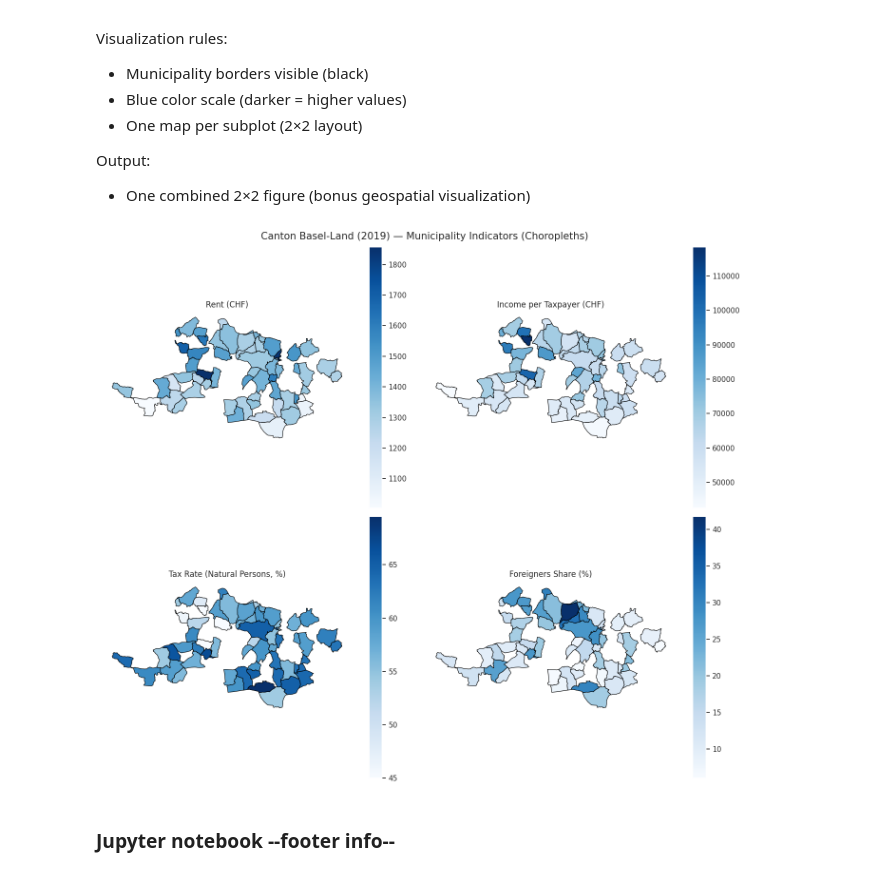
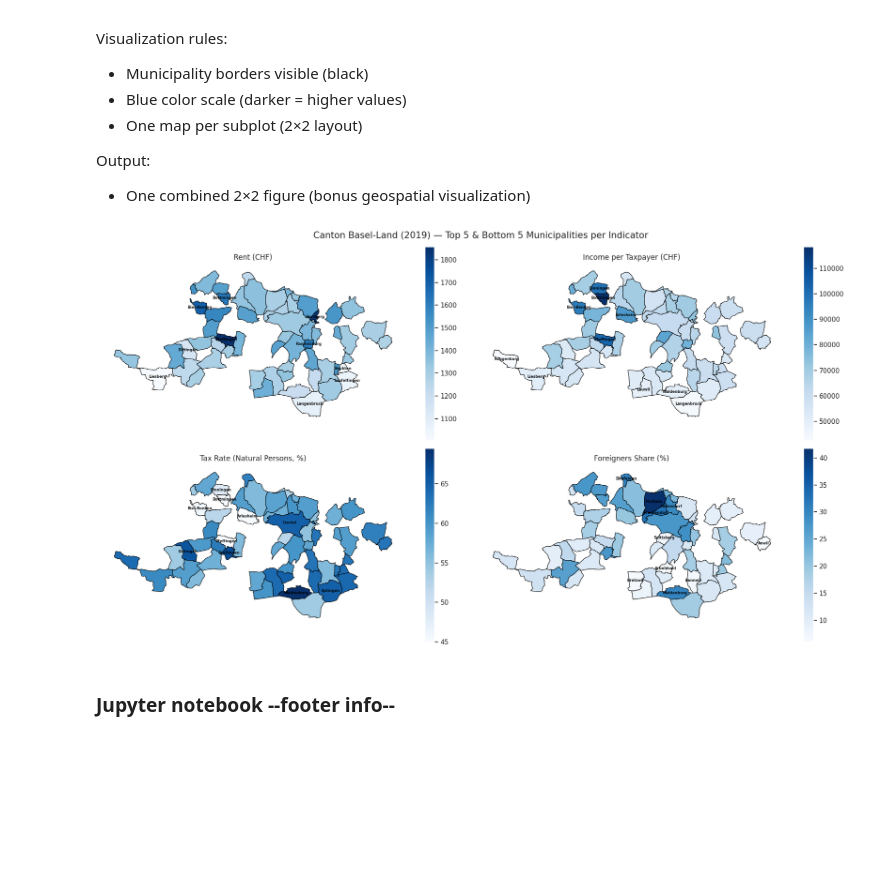
Before and after one commit to hamedamini-zhaw/ARM_Gruppe-5, a Jupyter notebook: 03 - EDA/EDA.ipynb, the cells around one changed output. Saved outputs shown, nothing was run; the diff lists cells and outputs as text; code cells hidden in the pictures; blank space fills up the shorter version.

```diff
--- a/03 - EDA/EDA.ipynb
+++ b/03 - EDA/EDA.ipynb
@@ -1241,32 +1265,54 @@ Output:
 # %%
 import matplotlib.pyplot as plt
 
-fig, axes = plt.subplots(2, 2, figsize=(14, 12))
+fig, axes = plt.subplots(2, 2, figsize=(18, 10))
 
 maps = [
     ("Average Rent CHF", "Rent (CHF)"),
     ("Income per Taxpayer CHF", "Income per Taxpayer (CHF)"),
     ("Tax Rate Natural Persons %", "Tax Rate (Natural Persons, %)"),
     ("Foreigners Share %", "Foreigners Share (%)")
 ]
 
 for ax, (col, title) in zip(axes.flatten(), maps):
+    # Plot all municipalities with color scale
     gdf_map_ch.plot(
         column=col,
         cmap="Blues",
         linewidth=0.8,
         edgecolor="black",
         legend=True,
         ax=ax
     )
+
+    # Get top 5 and bottom 5 municipalities for this column
+    top_5 = gdf_map_ch.nlargest(5, col)
+    bottom_5 = gdf_map_ch.nsmallest(5, col)
+    highlighted = pd.concat([top_5, bottom_5])
+
+    # Add municipality names only for top 5 and bottom 5
+    for idx, row in highlighted.iterrows():
+        centroid = row.geometry.centroid
+        ax.text(
+            centroid.x,
+            centroid.y,
+            row["Municipality"],
+            fontsize=6,
+            ha="center",
+            va="center",
+            weight="bold",
+            color="black",
+            alpha=0.9
+        )
+
     ax.set_title(title, fontsize=12)
     ax.set_axis_off()
 
-plt.suptitle("Canton Basel-Land (2019) — Municipality Indicators (Choropleths)", fontsize=15)
+plt.suptitle("Canton Basel-Land (2019) — Top 5 & Bottom 5 Municipalities per Indicator", fontsize=15)
 plt.tight_layout()
 plt.show()
 # %% [output]
-[figure, old version]
+[figure, new version]
 # %% [markdown]
 ### Jupyter notebook --footer info--
 # %%
```
Also changed, not shown: parts of 12 cells of this notebook, 32 other files.
